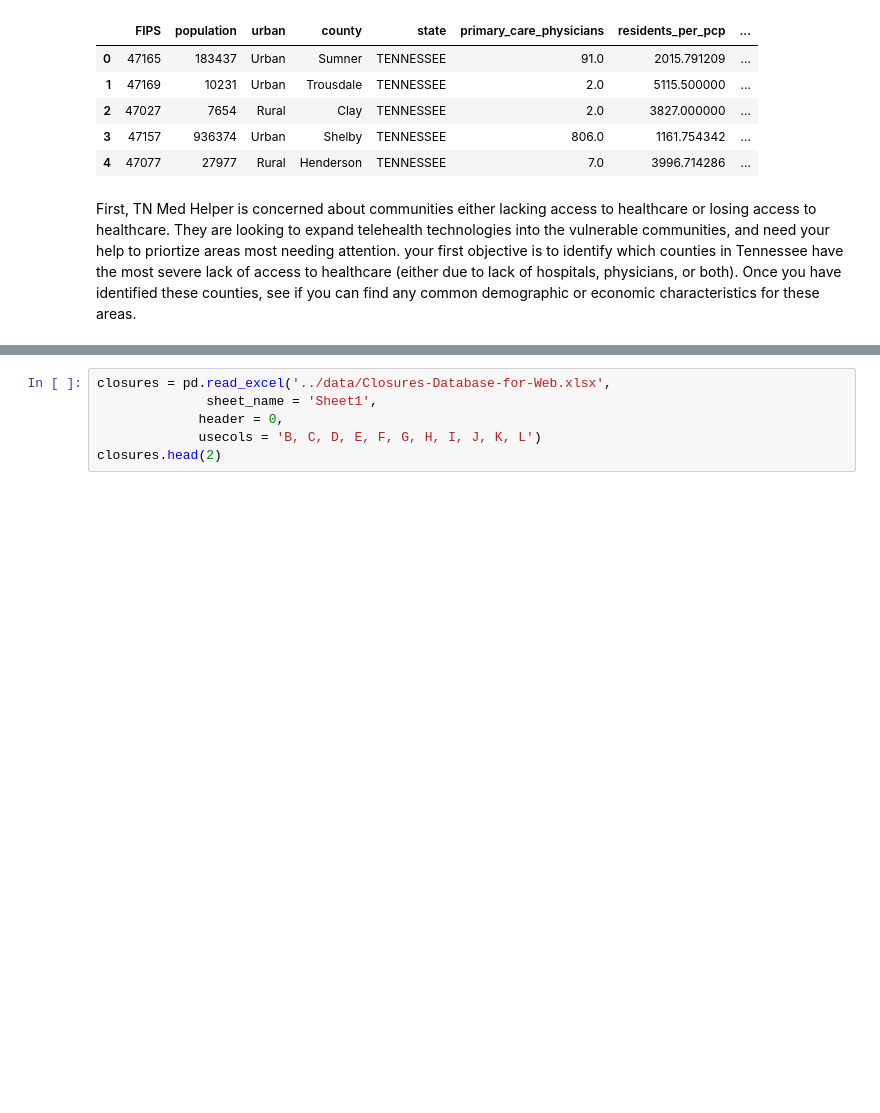
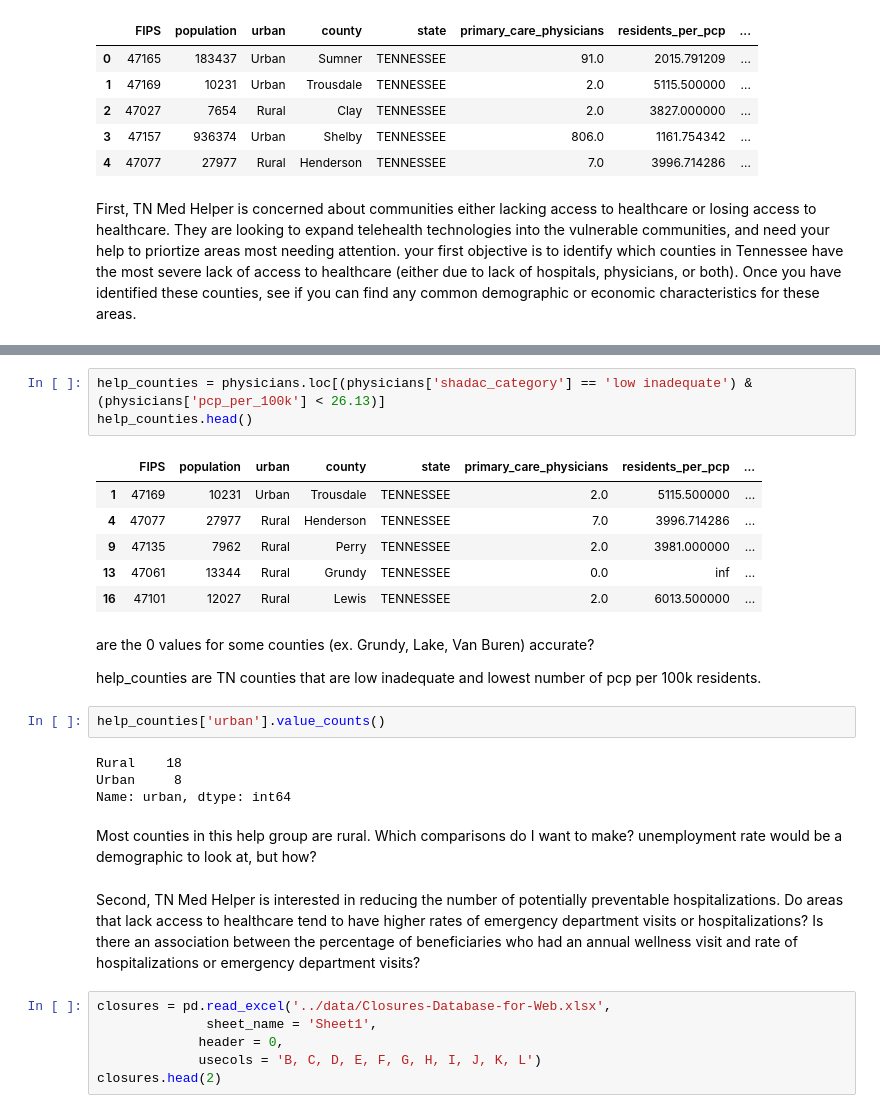
Before and after one commit to ludermln/data-science-essentials-4, a Jupyter notebook: notebooks/Week_2_3_4_tasks.ipynb, the cells around one changed output, grey strips where cells are left out. Drawn from its saved outputs; the diff is of its cells as text; blank space fills up the shorter version.

Commit message:
Update to physicians notebook

```diff
--- a/notebooks/Week_2_3_4_tasks.ipynb
+++ b/notebooks/Week_2_3_4_tasks.ipynb
@@ -697,3 +697,28 @@ ax.axis('off');
+# %%
+help_counties = physicians.loc[(physicians['shadac_category'] == 'low inadequate') & (physicians['pcp_per_100k'] < 26.13)]
+help_counties.head()
+# %% [output]
+|  | FIPS | population | urban | county | state | primary_care_physicians | residents_per_pcp | ... |
+| 1 | 47169 | 10231 | Urban | Trousdale | TENNESSEE | 2.0 | 5115.500000 | ... |
+| 4 | 47077 | 27977 | Rural | Henderson | TENNESSEE | 7.0 | 3996.714286 | ... |
+| 9 | 47135 | 7962 | Rural | Perry | TENNESSEE | 2.0 | 3981.000000 | ... |
+| 13 | 47061 | 13344 | Rural | Grundy | TENNESSEE | 0.0 | inf | ... |
+| 16 | 47101 | 12027 | Rural | Lewis | TENNESSEE | 2.0 | 6013.500000 | ... |
+# %% [markdown]
+are the 0 values for some counties (ex. Grundy, Lake, Van Buren) accurate?
+
+help_counties are TN counties that are low inadequate and lowest number of pcp per 100k residents.
+# %%
+help_counties['urban'].value_counts()
+# %% [output]
+Rural    18
+Urban     8
+Name: urban, dtype: int64
+# %% [markdown]
+Most counties in this help group are rural. Which comparisons do I want to make?
+unemployment rate would be a demographic to look at, but how?
+# %% [markdown]
+Second, TN Med Helper is interested in reducing the number of potentially preventable hospitalizations. Do areas that lack access to healthcare tend to have higher rates of emergency department visits or hospitalizations? Is there an association between the percentage of beneficiaries who had an annual wellness visit and rate of hospitalizations or emergency department visits?
 # %%
 closures = pd.read_excel('../data/Closures-Database-for-Web.xlsx',
               sheet_name = 'Sheet1',
```
Also changed, not shown: parts of 1 cell of this notebook.
